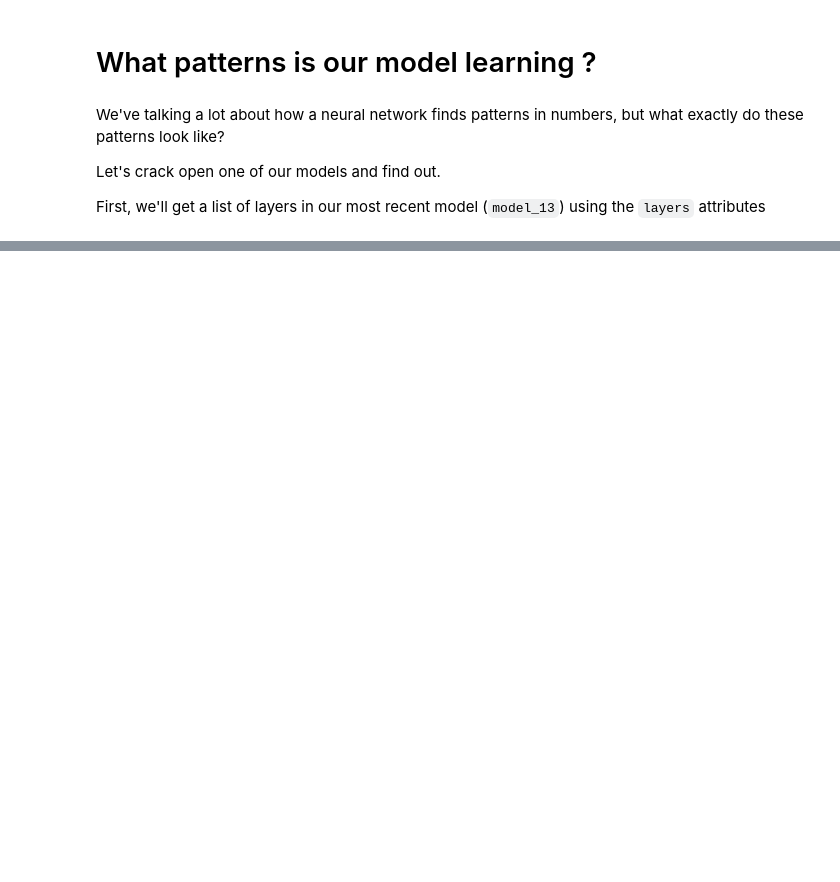
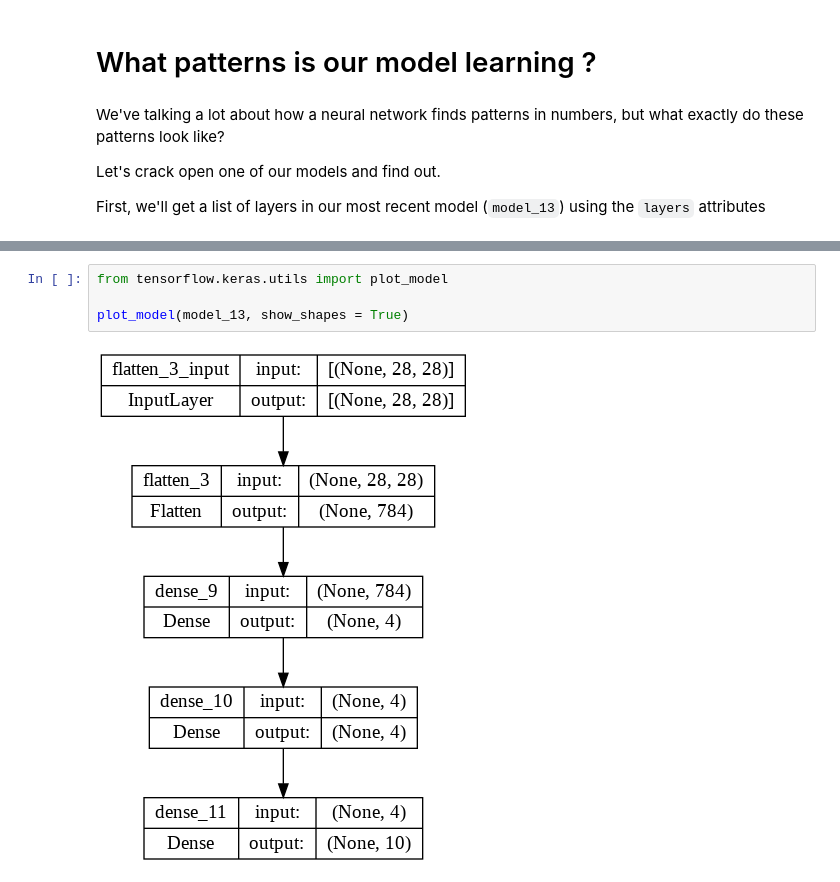
Before and after one commit to SaketMunda/tensorflow-fundamentals, a Jupyter notebook: 02_neural_network_classfication_with_tensorflow.ipynb, the cells around one changed output, grey strips where cells are left out. Drawn from its saved outputs; the diff is of its cells as text; blank space fills up the shorter version.

```diff
--- a/02_neural_network_classfication_with_tensorflow.ipynb
+++ b/02_neural_network_classfication_with_tensorflow.ipynb
@@ -1788,0 +1881,6 @@ First, we'll get a list of layers in our most recent model (`model_13`) using th
+# %%
+from tensorflow.keras.utils import plot_model
+
+plot_model(model_13, show_shapes = True)
+# %% [output]
+[figure, added]
```
Also changed, not shown: parts of 20 cells of this notebook.
